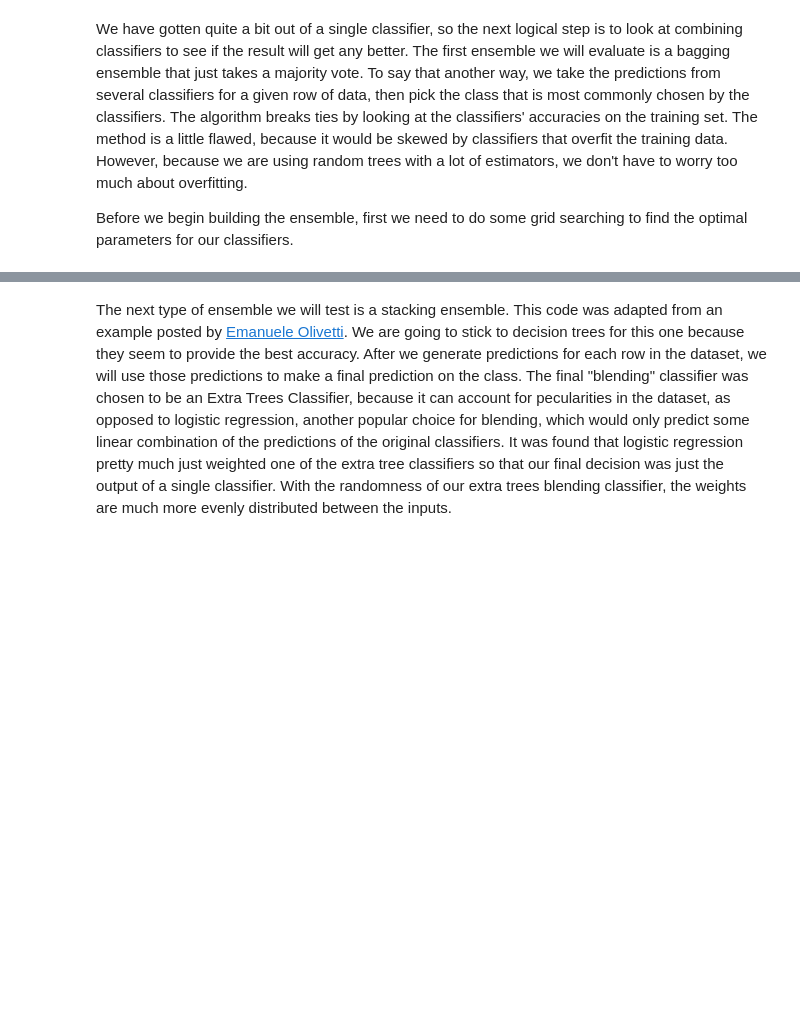
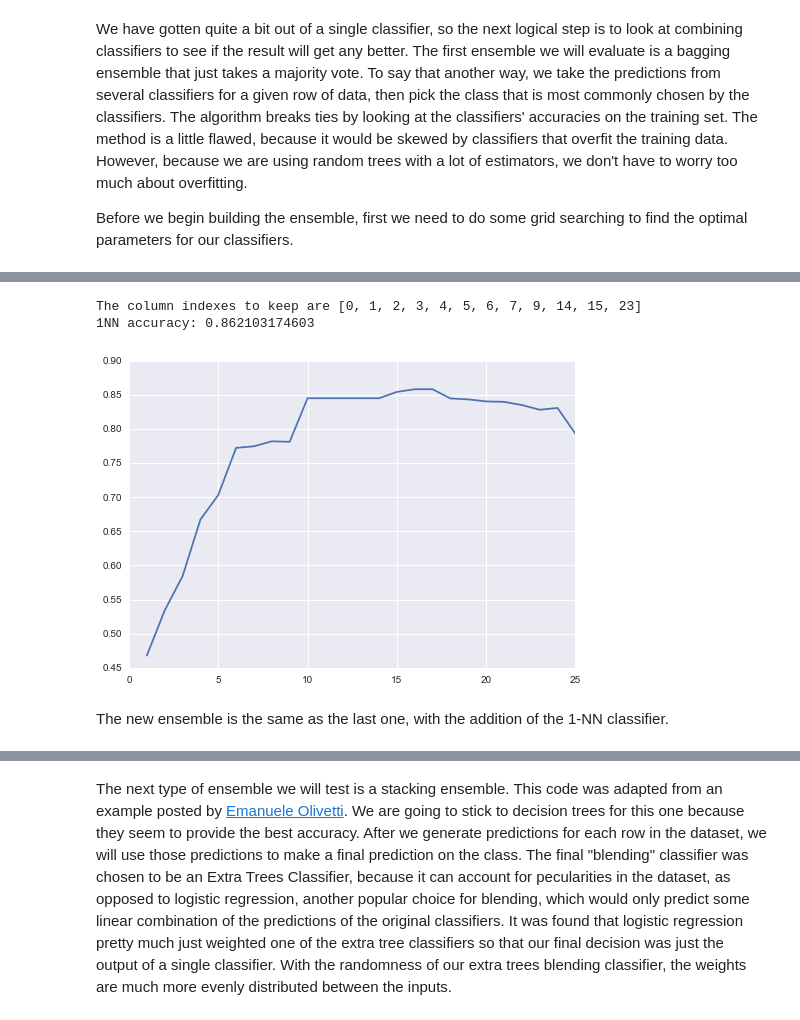
Before and after one commit to kevinallen/w207-forestcover, a Jupyter notebook: forestCover_final_python2.ipynb, the cells around one changed output, grey strips where cells are left out. Drawn from its saved outputs; the diff is of its cells as text; code cells hidden in the pictures; blank space fills up the shorter version.

Commit message:
added test results for the ensembles

```diff
--- a/forestCover_final_python2.ipynb
+++ b/forestCover_final_python2.ipynb
@@ -364,7 +369,7 @@ start = time.time()
 
 params = {'max_features':['auto',9,10,11,12]}
 
-clf = GridSearchCV(RandomForestClassifier(criterion='gini',n_estimators=400),params)
+clf = GridSearchCV(RandomForestClassifier(criterion='gini',n_estimators=100),params)
 clf.fit(X_train, y)
 print 'Criterion: gini'
 print clf.best_score_
@@ -373,7 +378,7 @@ print clf.grid_scores_
 
 params = {'max_features':['auto',12,13,14,15]}
 
-clf = GridSearchCV(RandomForestClassifier(criterion='entropy',n_estimators=400),params)
+clf = GridSearchCV(RandomForestClassifier(criterion='entropy',n_estimators=100),params)
 clf.fit(X_train, y)
 print 'Criterion: entropy'
 print clf.best_score_
@@ -398,14 +415,15 @@ def custom_bagging_ensemble(X_train, y_train, X_test, y_test=None):
     start = time.time()
     scores = []
 
-    rfg_params = { 'n_estimators':400, 'n_jobs':-1, 'criterion':'gini', 'max_features':8 }
-    rfe_params = { 'n_estimators':400, 'n_jobs':-1, 'criterion':'entropy', 'max_features':9 }
+    rfg_params = { 'n_estimators':400, 'n_jobs':-1, 'criterion':'gini', 'max_features':'auto' }
+    rfe_params = { 'n_estimators':400, 'n_jobs':-1, 'criterion':'entropy', 'max_features':13 }
     et_params = { 'n_estimators':400, 'n_jobs':-1 }
 
     clfs = [RandomForestClassifier(**rfg_params),
             RandomForestClassifier(**rfe_params),
             ExtraTreesClassifier(criterion='gini',**et_params),
-            ExtraTreesClassifier(criterion='entropy',**et_params)]
+            ExtraTreesClassifier(criterion='entropy',**et_params),
+            KNeighborsClassifier()]
 
     predictions = np.zeros((X_test.shape[0], len(clfs)))
     scores = np.zeros((1, len(clfs)))
@@ -474,0 +493,38 @@ Prediction time: 0:01:24.609891
+# %%
+# figure out which features to use with nearest neighbors
+
+# removing the soil type columns result in a big improvement for kNN
+minus_soil_feats = [col for col in train.columns if "Soil_Type" not in col]
+X_train_knn = train[minus_soil_feats]
+feature_cols = [col for col in X_train_knn.columns if col not in ['Cover_Type', 'Id']]
+X_train_knn = X_train_knn[feature_cols]
+X_train_, X_test_, y_train_, y_test_ = train_test_split(X_train_knn.ix[:,].values,
+                                                         y.ix[:,].values.ravel(),
+                                                         test_size=0.20)
+
+cols = X_train_knn.columns
+knn = KNeighborsClassifier(n_neighbors=1)
+scores = []
+for n in range(1,len(cols)+1):
+    knn.fit(X_train_[:,0:n],y_train_)
+    score = knn.score(X_test_[:,0:n], y_test_)
+    scores.append(score)
+
+plt.plot(range(1,len(cols)+1), scores)
+
+# keeping elevation to seed the process
+cols_to_keep = [0]
+for i in range(len(scores)-1):
+    if scores[i+1] - scores[i] > 0:
+        cols_to_keep.append(i + 1)
+
+print 'The column indexes to keep are', cols_to_keep
+
+knn.fit(X_train_[:,cols_to_keep], y_train_)
+print '1NN accuracy:', knn.score(X_test_[:,cols_to_keep], y_test_)
+# %% [output]
+The column indexes to keep are [0, 1, 2, 3, 4, 5, 6, 7, 9, 14, 15, 23]
+1NN accuracy: 0.862103174603
+[figure, added]
+# %% [markdown]
+The new ensemble is the same as the last one, with the addition of the 1-NN classifier.
```
Also changed, not shown: parts of 14 cells of this notebook.
